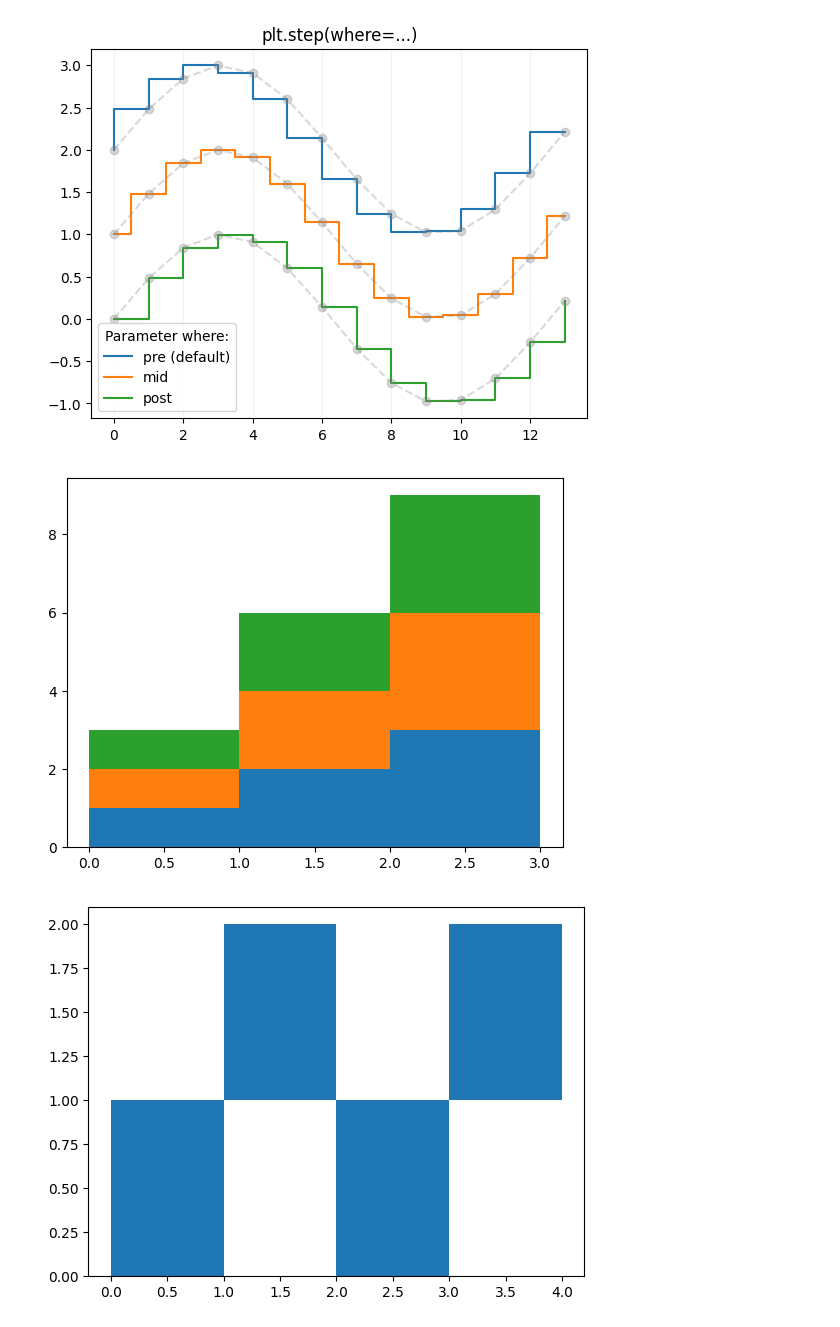
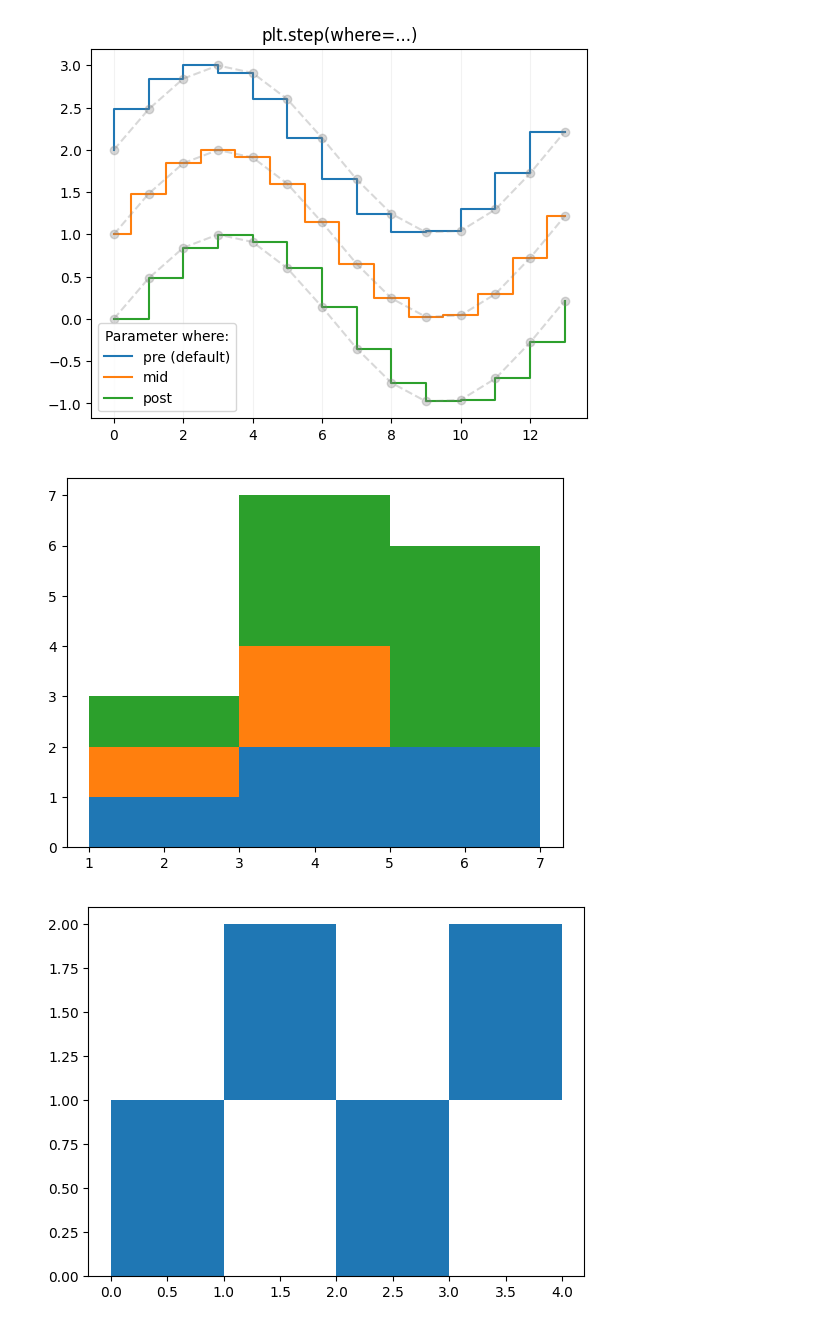
Before and after one commit to cabenav/ACSE-universal-ansatze, a Jupyter notebook: paper-plotting.ipynb, the cells around one changed output. Saved outputs shown, nothing was run; the diff lists cells and outputs as text; code cells hidden in the pictures.

```diff
--- a/paper-plotting.ipynb
+++ b/paper-plotting.ipynb
@@ -2295,13 +2296,13 @@ plt.show()
 # %%
 A = [[0, 0, 0],
      [1, 2, 3],
      [2, 4, 6],
-     [3, 6, 9]]
+     [3, 7, 2]]
 
 for i in range(len(A) - 1):
-    plt.stairs(A[i+1], baseline=A[i], fill=True)
+    plt.stairs(A[i+1], baseline=A[i], fill=True,edges=[1,3,5,7])
 # %% [output]
-[figure, old version]
+[figure, new version]
 # %%
 A = [[0, 1, 0, 1],
      [1, 2, 1, 2],
```
Also changed, not shown: parts of 5 cells of this notebook, 4 other files.
